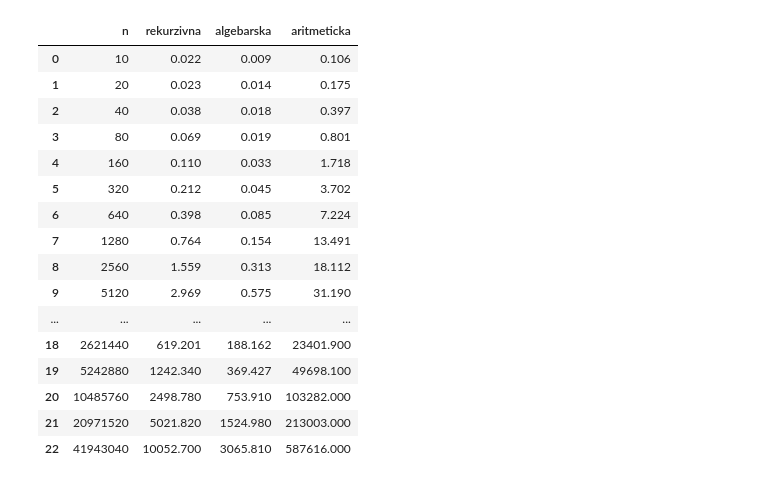
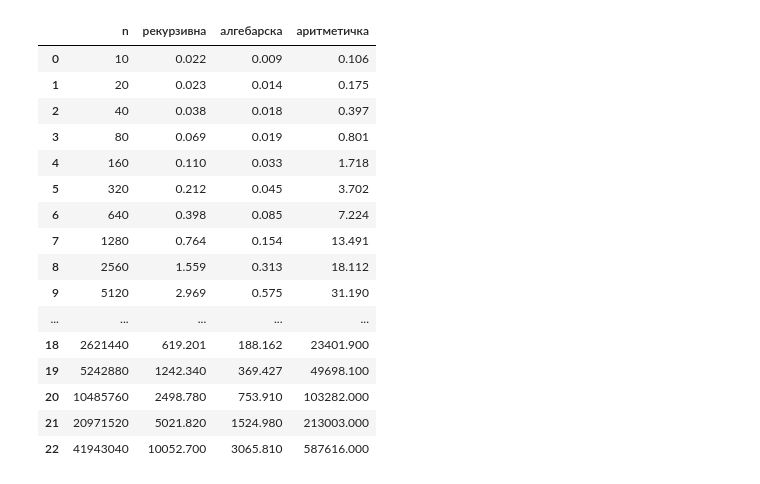
Before and after one commit to marijamijailovic/WythoffGame, a Jupyter notebook: src/statistics/statistics.ipynb, the cells around one changed output. Cells and saved outputs as stored; diff of their text form; code cells hidden in the pictures.

```diff
--- a/src/statistics/statistics.ipynb
+++ b/src/statistics/statistics.ipynb
@@ -2,10 +2,10 @@
 import pandas as pd
 import matplotlib.pyplot as plt
 # %%
-calculate_time_n = pd.read_csv('./csv/calculate_time_n.csv')
+calculate_time_n = pd.read_csv('./csv/calculate_time_n_c.csv')
 calculate_time_n
 # %% [output]
-|  | n | rekurzivna | algebarska | aritmeticka |
+|  | n | рекурзивна | алгебарска | аритметичка |
 | 0 | 10 | 0.022 | 0.009 | 0.106 |
 | 1 | 20 | 0.023 | 0.014 | 0.175 |
 | 2 | 40 | 0.038 | 0.018 | 0.397 |
```
Also changed, not shown: parts of 5 cells of this notebook, 8 other files.
